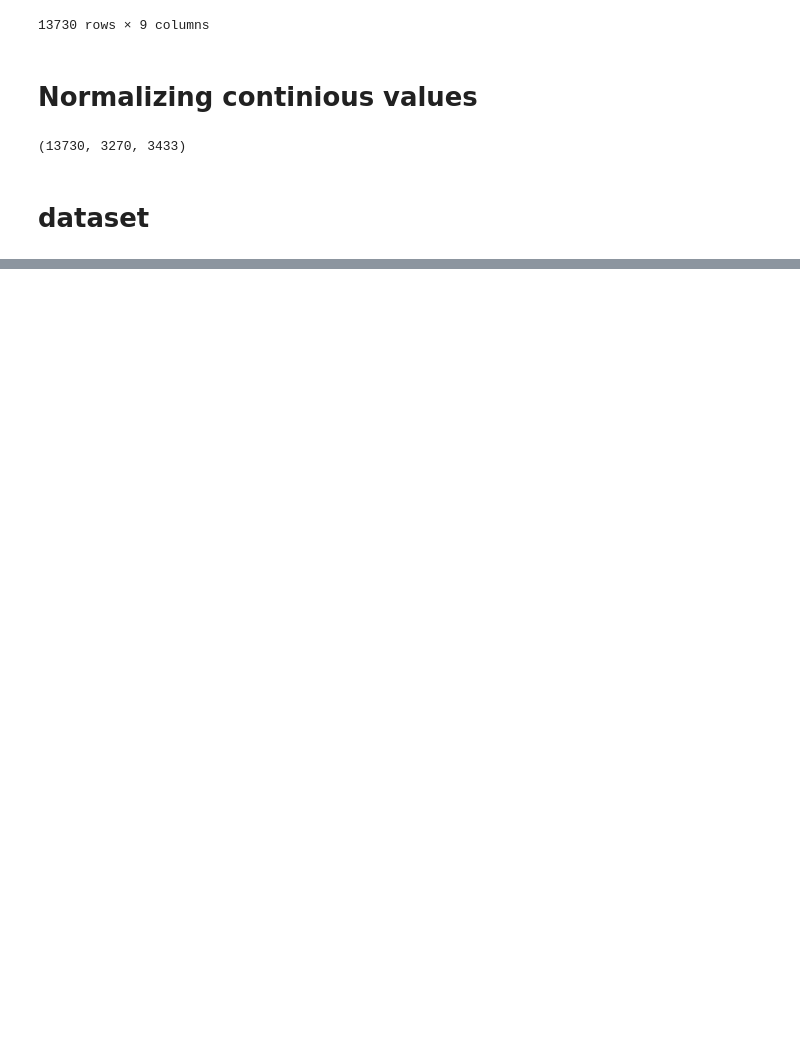
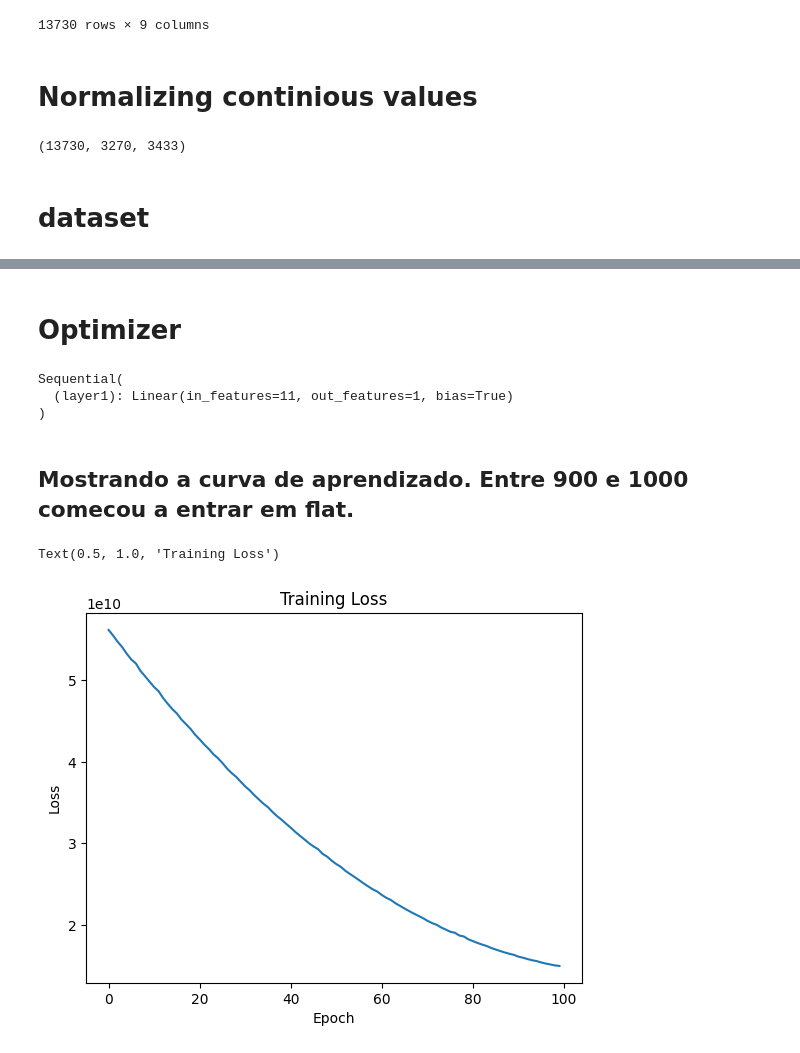
Before and after one commit to fernandososter/PyTorch, a Jupyter notebook: PyTorch1.ipynb, the cells around one changed output, grey strips where cells are left out. Drawn from its saved outputs; the diff is of its cells as text; code cells hidden in the pictures; blank space fills up the shorter version.

```diff
--- a/PyTorch1.ipynb
+++ b/PyTorch1.ipynb
@@ -195,0 +259,4 @@ Batch targets: tensor([ 66800,  94200,  92600, 290500, 334700,  75700, 500001, 2
+# %%
+loss_fn = nn.MSELoss()
+loss = loss_fn(bad_predictions, batch_targets)
+loss
@@ -195,0 +275,51 @@ Batch targets: tensor([ 66800,  94200,  92600, 290500, 334700,  75700, 500001, 2
+# %% [markdown]
+# Optimizer
+# %%
+import torch.optim as optim
+optimizer = optim.Adam(params=model.parameters(), lr=1.1)
+
+device = 'cuda' if torch.cuda.is_available() else 'cpu'
+# %%
+n_epochs = 1000
+losses = torch.empty(n_epochs)
+model.to(device)
+# %% [output]
+Sequential(
+  (layer1): Linear(in_features=11, out_features=1, bias=True)
+)
+# %%
+for epoch in range(n_epochs):
+    batch_losses = torch.empty(len(dataloader))
+    #print(epoch)
+    for i, (batch_features, batch_targets) in enumerate(dataloader):
+        model.train()
+        batch_features = batch_features.to(device)
+        batch_targets = batch_targets.to(device)
+
+        # Step 1 - forward pass
+        predictions = model(batch_features)
+
+        # Step 2 - computing the loss
+        loss = loss_fn(predictions, batch_targets)
+
+        # Step 3 - computing the gradients
+        loss.backward()
+        batch_losses[i] = loss.item()
+
+        # Step 4 - updating parameters and zeroing gradients
+        optimizer.step()
+        optimizer.zero_grad()
+
+    losses[epoch] = batch_losses.mean()
+# %% [markdown]
+## Mostrando a curva de aprendizado. Entre 900 e 1000 comecou a entrar em flat.
+# %%
+import matplotlib.pyplot as plt
+
+plt.plot(losses)
+plt.xlabel('Epoch')
+plt.ylabel('Loss')
+plt.title('Training Loss')
+# %% [output]
+Text(0.5, 1.0, 'Training Loss')
+[figure, added]
```
Also changed, not shown: parts of 9 cells of this notebook.
